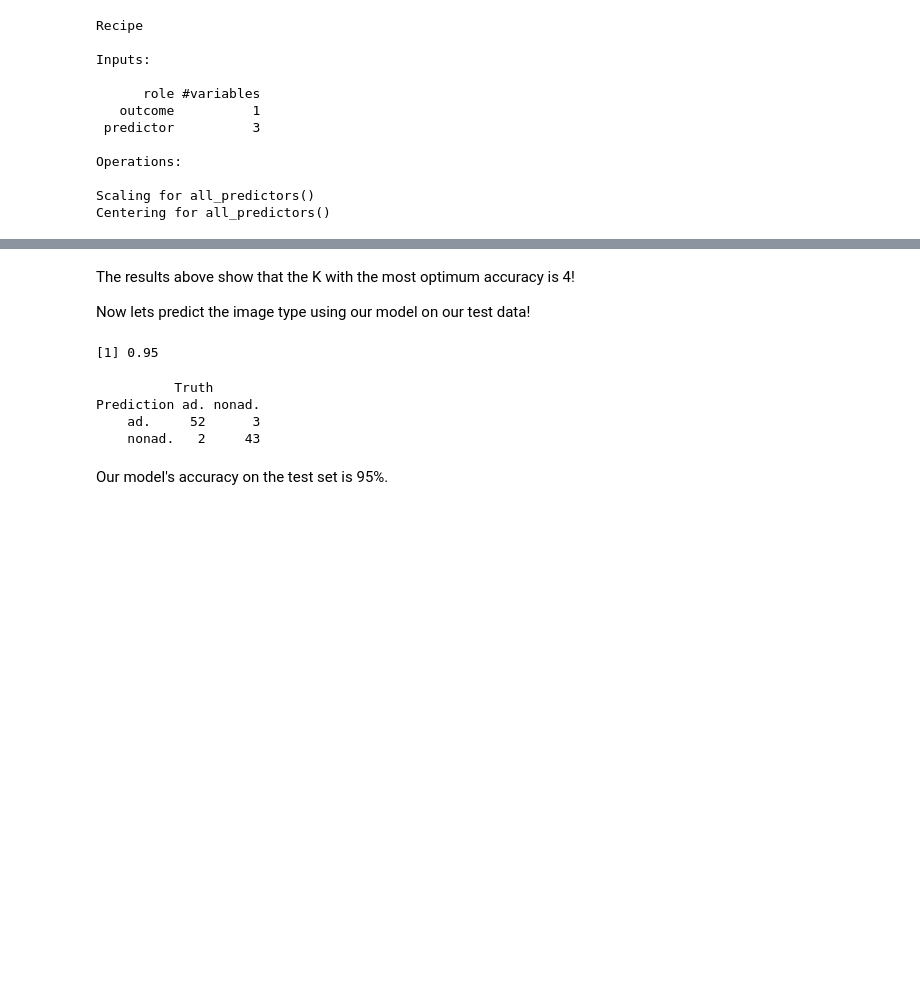
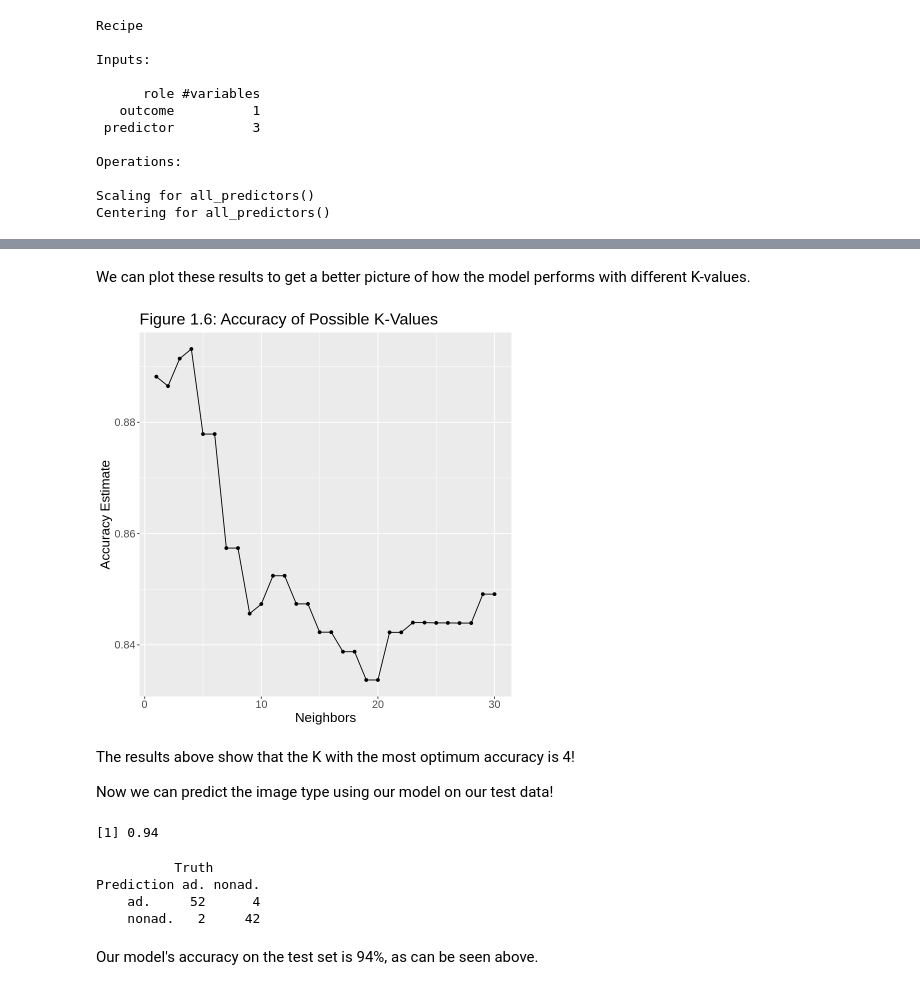
Before and after one commit to msamanthaf/Ad_Classification_DSCI, a Jupyter notebook: Final_Project_Ad_Classification.ipynb, the cells around one changed output, grey strips where cells are left out. Cells and saved outputs as stored; diff of their text form; code cells hidden in the pictures; blank space fills up the shorter version.

```diff
--- a/Final_Project_Ad_Classification.ipynb
+++ b/Final_Project_Ad_Classification.ipynb
@@ -488,22 +456,43 @@ A tibble: 6 × 7
+# %% [markdown]
+We can plot these results to get a better picture of how the model performs with different K-values.
+# %%
+# Set plot size
+options(repr.plot.width = 7, repr.plot.height = 7)
+
+# Plot results
+accuracy_vs_k <- ggplot(kvalue, aes(x = neighbors, y = mean)) +
+  geom_point() +
+  geom_line() +
+  labs(x = "Neighbors", y = "Accuracy Estimate") +
+  theme(text = element_text(size = 16)) +
+  ggtitle("Figure 1.6: Accuracy of Possible K-Values")
+accuracy_vs_k
+# %% [output]
+[figure, added]
 # %% [markdown]
 The results above show that the K with the most optimum accuracy is 4!
 
-Now lets predict the image type using our model on our test data!
+Now we can predict the image type using our model on our test data!
 # %%
+# Set the seed
 set.seed(1)
 
-knn_spec <- nearest_neighbor(weight_func = "rectangular", neighbors = 3) |>
+# Create model
+knn_spec <- nearest_neighbor(weight_func = "rectangular", neighbors = 4) |>
             set_engine("kknn") |>
             set_mode("classification")
 
+# Create workflow
 ad_fit <- workflow() |>
           add_recipe(ad_train_recipe) |>
           add_model(knn_spec) |>
           fit(data = ad_train)
 
+# Gather predictions
 predictions <- predict(ad_fit, ad_test) |>
                bind_cols(ad_test)
 
+# Pull final accuracy metric and print
 ad_predictions <- predictions |>
                   metrics(truth = Type, estimate = .pred_class) |>
                   filter(.metric == "accuracy") |>
@@ -511,15 +500,16 @@ ad_predictions <- predictions |>
                   pull()
 ad_predictions
 
+# Make confusion matrix and print
 table <- predictions|>
          conf_mat(truth = Type, estimate = .pred_class)
 table
 # %% [output]
-[1] 0.95
+[1] 0.94
           Truth
 Prediction ad. nonad.
-    ad.     52      3
-    nonad.   2     43
+    ad.     52      4
+    nonad.   2     42
 # %% [markdown]
-Our model's accuracy on the test set is 95%.
+Our model's accuracy on the test set is 94%, as can be seen above.
 # %% [markdown]
```
Also changed, not shown: parts of 37 cells of this notebook.
